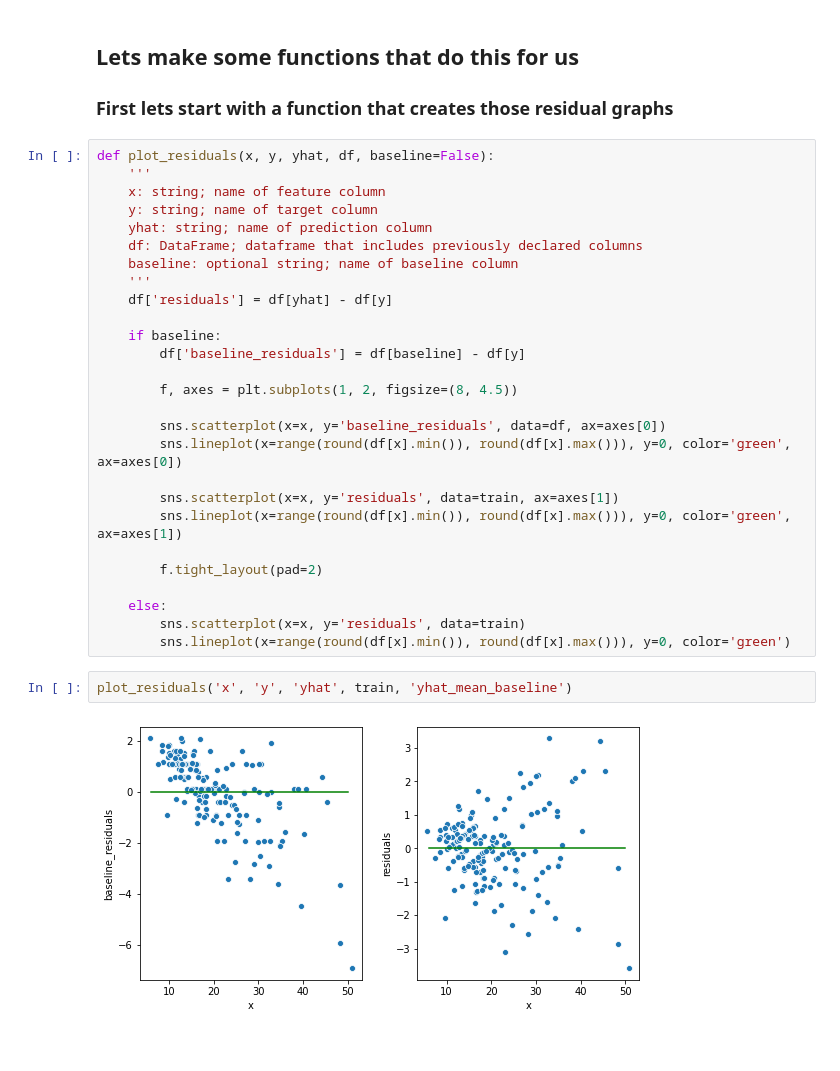
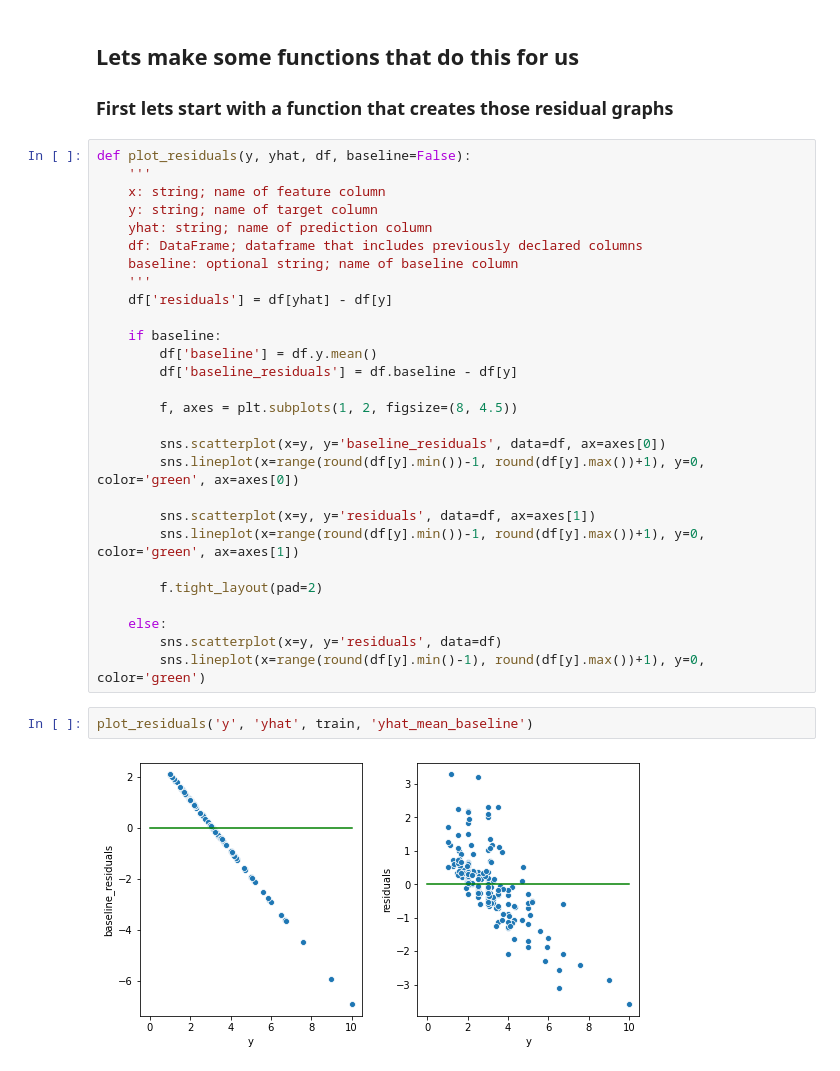
Before and after one commit to RyanMcCall/ds-methodologies-exercises, a Jupyter notebook: regression/evaluate_walkthrough.ipynb, the cells around one changed output. Saved outputs shown, nothing was run; the diff lists cells and outputs as text.

```diff
--- a/regression/evaluate_walkthrough.ipynb
+++ b/regression/evaluate_walkthrough.ipynb
@@ -261,7 +180,7 @@ model.f_pvalue
 
 ### First lets start with a function that creates those residual graphs
 # %%
-def plot_residuals(x, y, yhat, df, baseline=False):
+def plot_residuals(y, yhat, df, baseline=False):
     '''
     x: string; name of feature column
     y: string; name of target column
@@ -272,23 +191,24 @@ def plot_residuals(x, y, yhat, df, baseline=False):
     df['residuals'] = df[yhat] - df[y]
 
     if baseline:
-        df['baseline_residuals'] = df[baseline] - df[y]
+        df['baseline'] = df.y.mean()
+        df['baseline_residuals'] = df.baseline - df[y]
 
         f, axes = plt.subplots(1, 2, figsize=(8, 4.5))
 
-        sns.scatterplot(x=x, y='baseline_residuals', data=df, ax=axes[0])
-        sns.lineplot(x=range(round(df[x].min()), round(df[x].max())), y=0, color='green', ax=axes[0])
+        sns.scatterplot(x=y, y='baseline_residuals', data=df, ax=axes[0])
+        sns.lineplot(x=range(round(df[y].min())-1, round(df[y].max())+1), y=0, color='green', ax=axes[0])
 
-        sns.scatterplot(x=x, y='residuals', data=train, ax=axes[1])
-        sns.lineplot(x=range(round(df[x].min()), round(df[x].max())), y=0, color='green', ax=axes[1])
+        sns.scatterplot(x=y, y='residuals', data=df, ax=axes[1])
+        sns.lineplot(x=range(round(df[y].min())-1, round(df[y].max())+1), y=0, color='green', ax=axes[1])
 
         f.tight_layout(pad=2)
 
     else:
-        sns.scatterplot(x=x, y='residuals', data=train)
-        sns.lineplot(x=range(round(df[x].min()), round(df[x].max())), y=0, color='green')
+        sns.scatterplot(x=y, y='residuals', data=df)
+        sns.lineplot(x=range(round(df[y].min()-1), round(df[y].max())+1), y=0, color='green')
 # %%
-plot_residuals('x', 'y', 'yhat', train, 'yhat_mean_baseline')
+plot_residuals('y', 'yhat', train, 'yhat_mean_baseline')
 # %% [output]
-[figure, old version]
+[figure, new version]
 # %%
```
Also changed, not shown: parts of 48 cells of this notebook.
